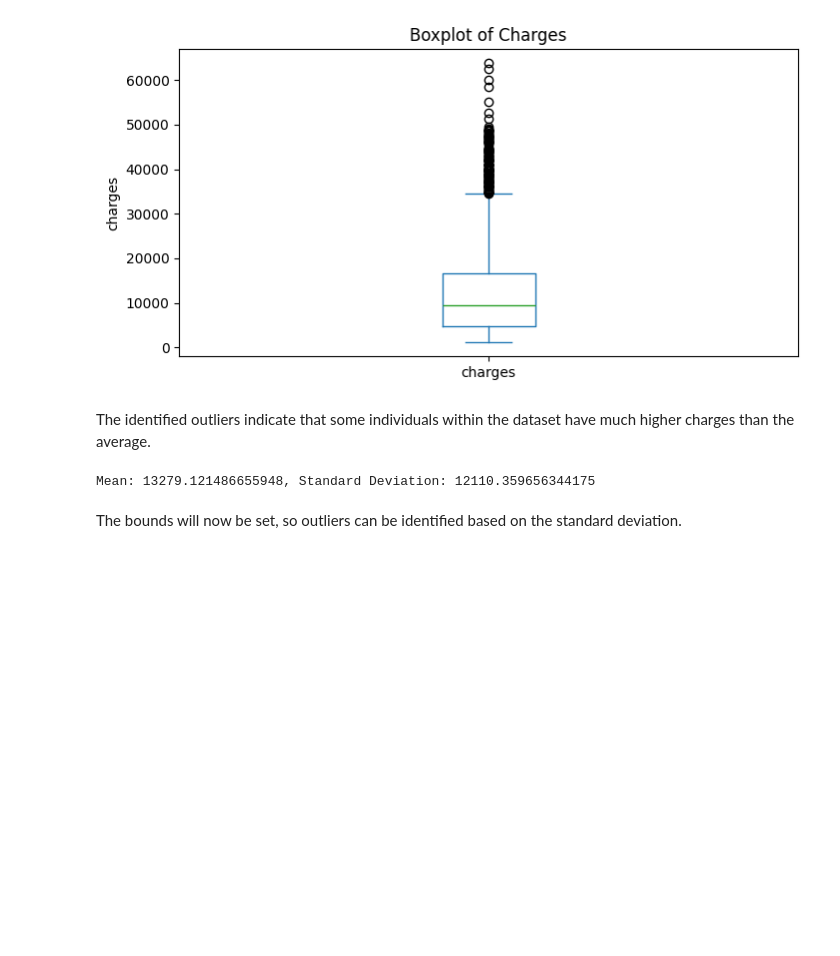
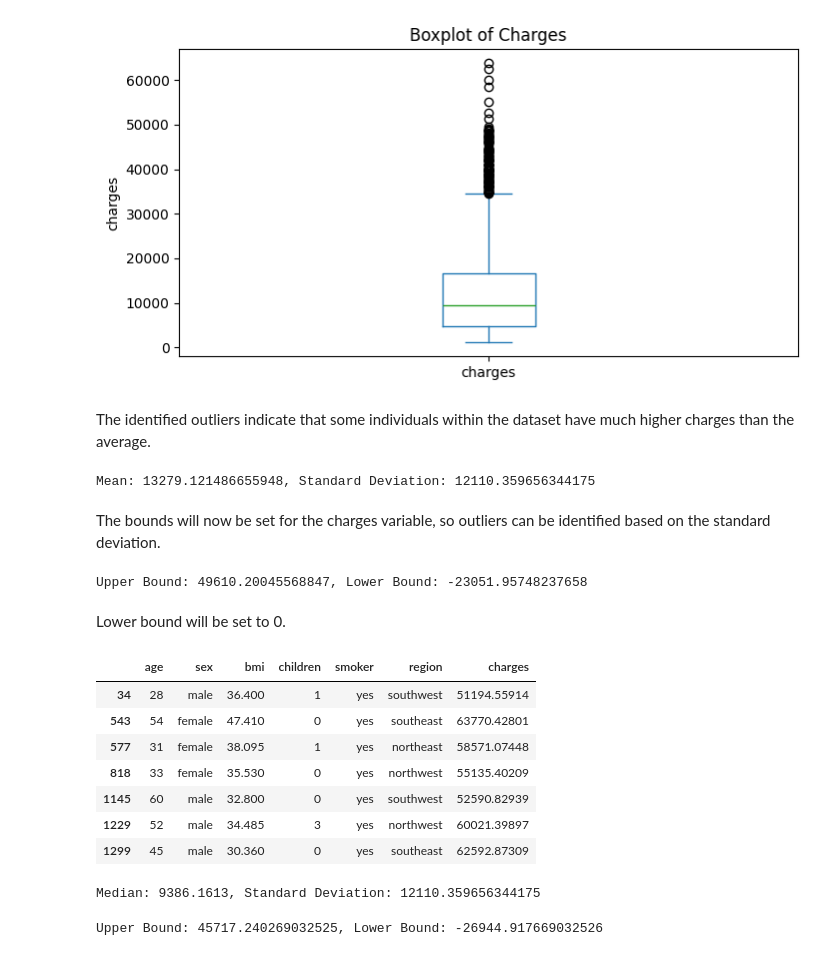
Before and after one commit to ksharpe-byte/Hackathon-1-Python_ETL_Visualisation, a Jupyter notebook: jupyter_notebooks/data_outliers.ipynb, the cells around one changed output. Saved outputs shown, nothing was run; the diff lists cells and outputs as text; code cells hidden in the pictures; blank space fills up the shorter version.

Commit message:
Bounds have been set for the dataset and the dataset has been filtered based on the higher charges

```diff
--- a/jupyter_notebooks/data_outliers.ipynb
+++ b/jupyter_notebooks/data_outliers.ipynb
@@ -149,4 +149,36 @@ print(f"Mean: {mean}, Standard Deviation: {std_dev}")
 # %% [output]
 Mean: 13279.121486655948, Standard Deviation: 12110.359656344175
 # %% [markdown]
-The bounds will now be set, so outliers can be identified based on the standard deviation.
+The bounds will now be set for the charges variable, so outliers can be identified based on the standard deviation.
+# %%
+upper_bound = mean + std_dev * 3
+lower_bound = mean - std_dev * 3
+print(f"Upper Bound: {upper_bound}, Lower Bound: {lower_bound}")
+# %% [output]
+Upper Bound: 49610.20045568847, Lower Bound: -23051.95748237658
+# %% [markdown]
+Lower bound will be set to 0.
+# %%
+outliers_based_on_std_dev = df[df['charges']> upper_bound]
+outliers_based_on_std_dev
+# %% [output]
+|  | age | sex | bmi | children | smoker | region | charges |
+| 34 | 28 | male | 36.400 | 1 | yes | southwest | 51194.55914 |
+| 543 | 54 | female | 47.410 | 0 | yes | southeast | 63770.42801 |
+| 577 | 31 | female | 38.095 | 1 | yes | northeast | 58571.07448 |
+| 818 | 33 | female | 35.530 | 0 | yes | northwest | 55135.40209 |
+| 1145 | 60 | male | 32.800 | 0 | yes | southwest | 52590.82939 |
+| 1229 | 52 | male | 34.485 | 3 | yes | northwest | 60021.39897 |
+| 1299 | 45 | male | 30.360 | 0 | yes | southeast | 62592.87309 |
+# %%
+median = df['charges'].median()
+std_dev = df['charges'].std()
+print(f"Median: {median}, Standard Deviation: {std_dev}")
+# %% [output]
+Median: 9386.1613, Standard Deviation: 12110.359656344175
+# %%
+upper_bound = median + std_dev * 3
+lower_bound = median - std_dev * 3
+print(f"Upper Bound: {upper_bound}, Lower Bound: {lower_bound}")
+# %% [output]
+Upper Bound: 45717.240269032525, Lower Bound: -26944.917669032526
```
Also changed, not shown: parts of 3 cells of this notebook.
